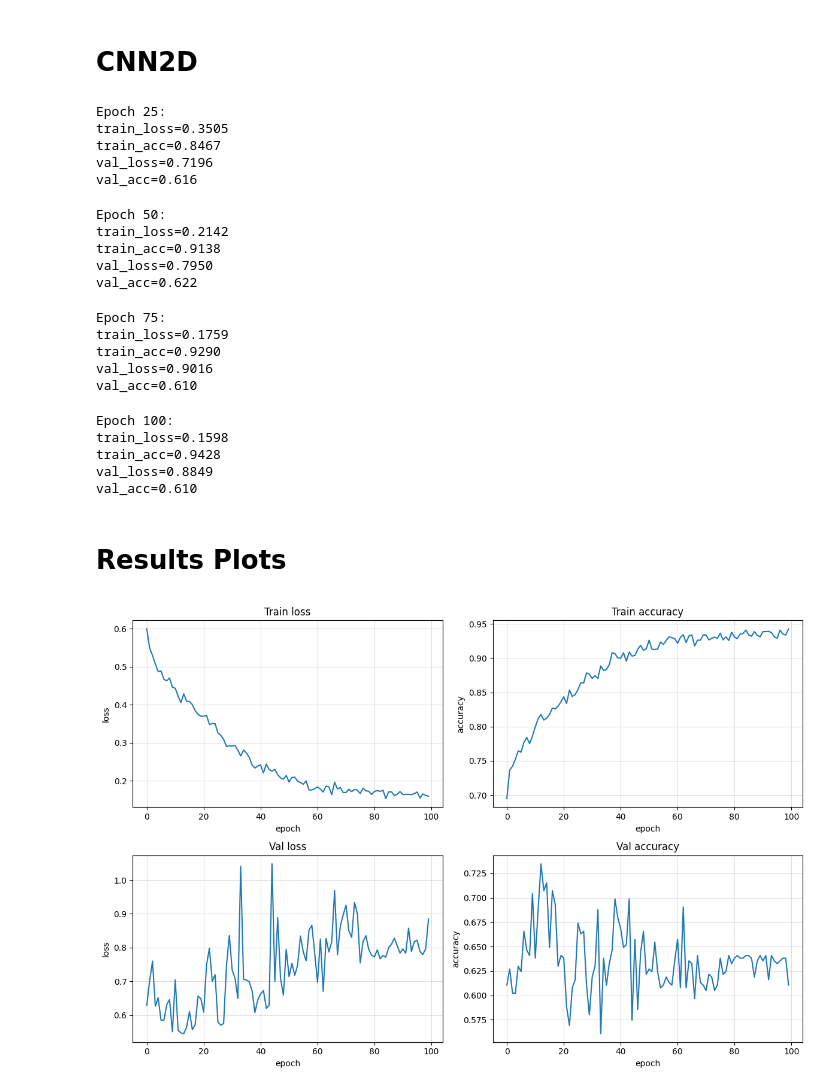
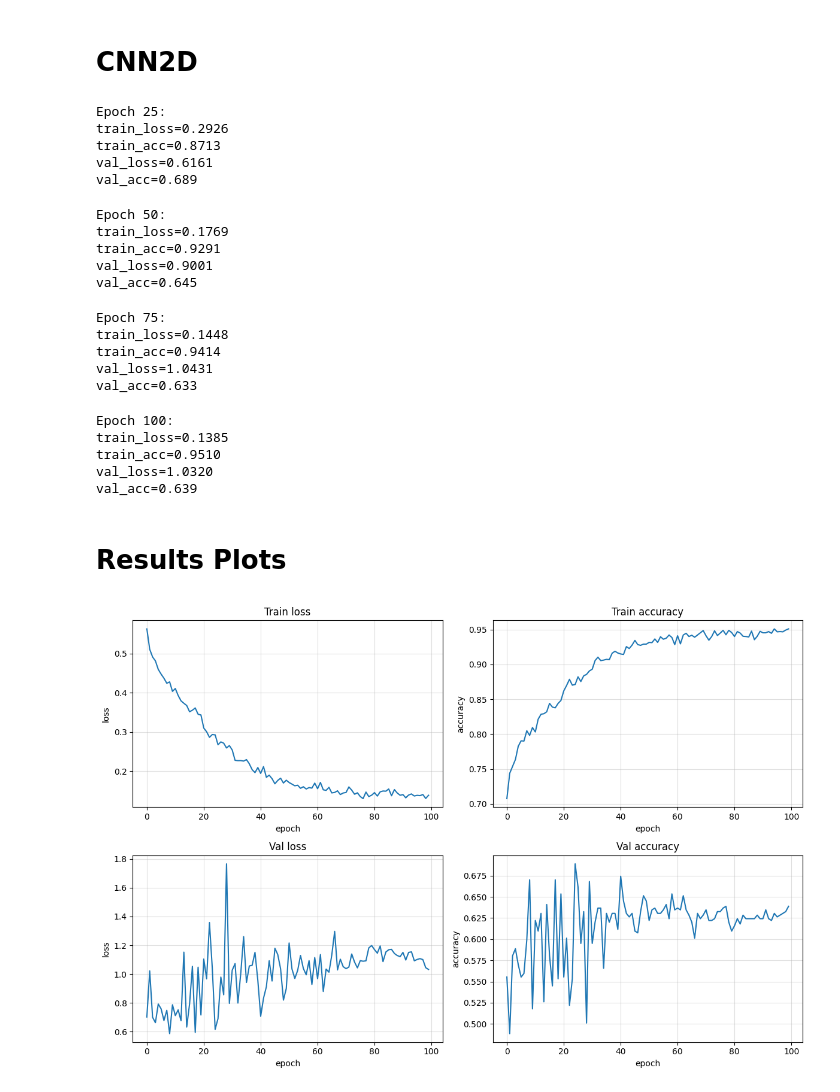
Before and after one commit to Mpinaz/Thesis, a Jupyter notebook: Model.ipynb, the cells around one changed output. Cells and saved outputs as stored; diff of their text form; code cells hidden in the pictures.

```diff
--- a/Model.ipynb
+++ b/Model.ipynb
@@ -340,7 +357,7 @@ scheduler = optim.lr_scheduler.ReduceLROnPlateau(
     factor=0.5,
     patience=10)
 # %%
-history = {"train_loss": [],
+history1D = {"train_loss": [],
            "val_loss": [],
            "train_acc": [],
            "val_acc": []}
@@ -383,10 +400,10 @@ for epoch in pbar:
 
     scheduler.step(val_loss)   # da attivare con lo scheduler
 
-    history["train_loss"].append(train_loss)
-    history["val_loss"].append(val_loss)
-    history["train_acc"].append(train_acc)
-    history["val_acc"].append(val_acc)
+    history1D["train_loss"].append(train_loss)
+    history1D["val_loss"].append(val_loss)
+    history1D["train_acc"].append(train_acc)
+    history1D["val_acc"].append(val_acc)
 
     if not (epoch + 1) % 25:
           tqdm.write(f"\nEpoch {epoch+1}: \ntrain_loss={train_loss:.4f} \ntrain_acc={train_acc:.4f} \nval_loss={val_loss:.4f} \nval_acc={val_acc:.3f}")
@@ -414,5 +431,25 @@ val_acc=0.619
 # %% [markdown]
 # CNN2D
+# %%
+X = np.arange(len(Events))
+y = np.array([1 if E in POST_set else 0 for (St, E, D) in Events])
+groups_ev = np.array([E for (St, E, D) in Events])   # il gruppo è l'evento
+
+def split_per_gruppo(groups):
+    Train_Test_Shuffle = GroupShuffleSplit(n_splits=1, test_size=0.25)
+    tr, tmp = next(Train_Test_Shuffle.split(X, y, groups))
+
+    Val_Test_Shuffle = GroupShuffleSplit(n_splits=1, test_size=0.50)
+    v, te = next(Val_Test_Shuffle.split(X[tmp], y[tmp], groups[tmp]))
+    val, test = tmp[v], tmp[te]
+    return tr, val, test
+
+train_idx, val_idx, test_idx = split_per_gruppo(groups_ev)
+
+# recupero dati
+train = [Events[i] for i in train_idx]
+val   = [Events[i] for i in val_idx]
+test  = [Events[i] for i in test_idx]
 # %%
 class SpecDataset(Dataset):
     def __init__(self, events, labels):
@@ -492,7 +529,7 @@ scheduler = optim.lr_scheduler.ReduceLROnPlateau(
     factor=0.5,
     patience=10)
 # %%
-history = {"train_loss": [],
+history2D = {"train_loss": [],
            "val_loss": [],
            "train_acc": [],
            "val_acc": []}
@@ -535,33 +572,33 @@ for epoch in pbar:
 
     scheduler.step(val_loss)   # da attivare con lo scheduler
 
-    history["train_loss"].append(train_loss)
-    history["val_loss"].append(val_loss)
-    history["train_acc"].append(train_acc)
-    history["val_acc"].append(val_acc)
+    history2D["train_loss"].append(train_loss)
+    history2D["val_loss"].append(val_loss)
+    history2D["train_acc"].append(train_acc)
+    history2D["val_acc"].append(val_acc)
 
     if not (epoch + 1) % 25:
           tqdm.write(f"\nEpoch {epoch+1}: \ntrain_loss={train_loss:.4f} \ntrain_acc={train_acc:.4f} \nval_loss={val_loss:.4f} \nval_acc={val_acc:.3f}")
 # %% [output]
 Epoch 25:
-train_loss=0.3505
-train_acc=0.8467
-val_loss=0.7196
-val_acc=0.616
+train_loss=0.2926
+train_acc=0.8713
+val_loss=0.6161
+val_acc=0.689
 Epoch 50:
-train_loss=0.2142
-train_acc=0.9138
-val_loss=0.7950
-val_acc=0.622
+train_loss=0.1769
+train_acc=0.9291
+val_loss=0.9001
+val_acc=0.645
 Epoch 75:
-train_loss=0.1759
-train_acc=0.9290
-val_loss=0.9016
-val_acc=0.610
+train_loss=0.1448
+train_acc=0.9414
+val_loss=1.0431
+val_acc=0.633
 Epoch 100:
-train_loss=0.1598
-train_acc=0.9428
-val_loss=0.8849
-val_acc=0.610
+train_loss=0.1385
+train_acc=0.9510
+val_loss=1.0320
+val_acc=0.639
 # %% [markdown]
 # Results Plots
@@ -568,31 +610,35 @@ val_acc=0.610
 # %%
+# history, Using = history1D, "CNN1D"
+
+history, Using = history2D, "CNN2D"
+
 fig, ax = plt.subplots(2, 2, figsize=(12, 8))
 
 ax[0, 0].plot(history["train_loss"])
 ax[0, 0].set_title("Train loss")
 ax[0, 0].set_xlabel("epoch"); ax[0, 0].set_ylabel("loss")
 ax[0, 0].grid(alpha = 0.4)
 
 ax[0, 1].plot(history["train_acc"])
 ax[0, 1].set_title("Train accuracy")
 ax[0, 1].set_xlabel("epoch"); ax[0, 1].set_ylabel("accuracy")
 ax[0, 1].grid(alpha = 0.4)
 
 ax[1, 0].plot(history["val_loss"])
 ax[1, 0].set_title("Val loss")
 ax[1, 0].set_xlabel("epoch"); ax[1, 0].set_ylabel("loss")
 ax[1, 0].grid(alpha = 0.4)
 
 ax[1, 1].plot(history["val_acc"])
 ax[1, 1].set_title("Val accuracy")
 ax[1, 1].set_xlabel("epoch"); ax[1, 1].set_ylabel("accuracy")
 ax[1, 1].grid(alpha = 0.4)
 
 fig.tight_layout()
 fig.savefig(f"{Using}: Train and Validation set during Training.png", dpi=150, bbox_inches="tight")
 plt.show()
 # %% [output]
-[figure, old version]
+[figure, new version]
 # %%
 def get_preds(model, loader):
     y_true, y_pred = [], []
```
Also changed, not shown: parts of 9 cells of this notebook.
